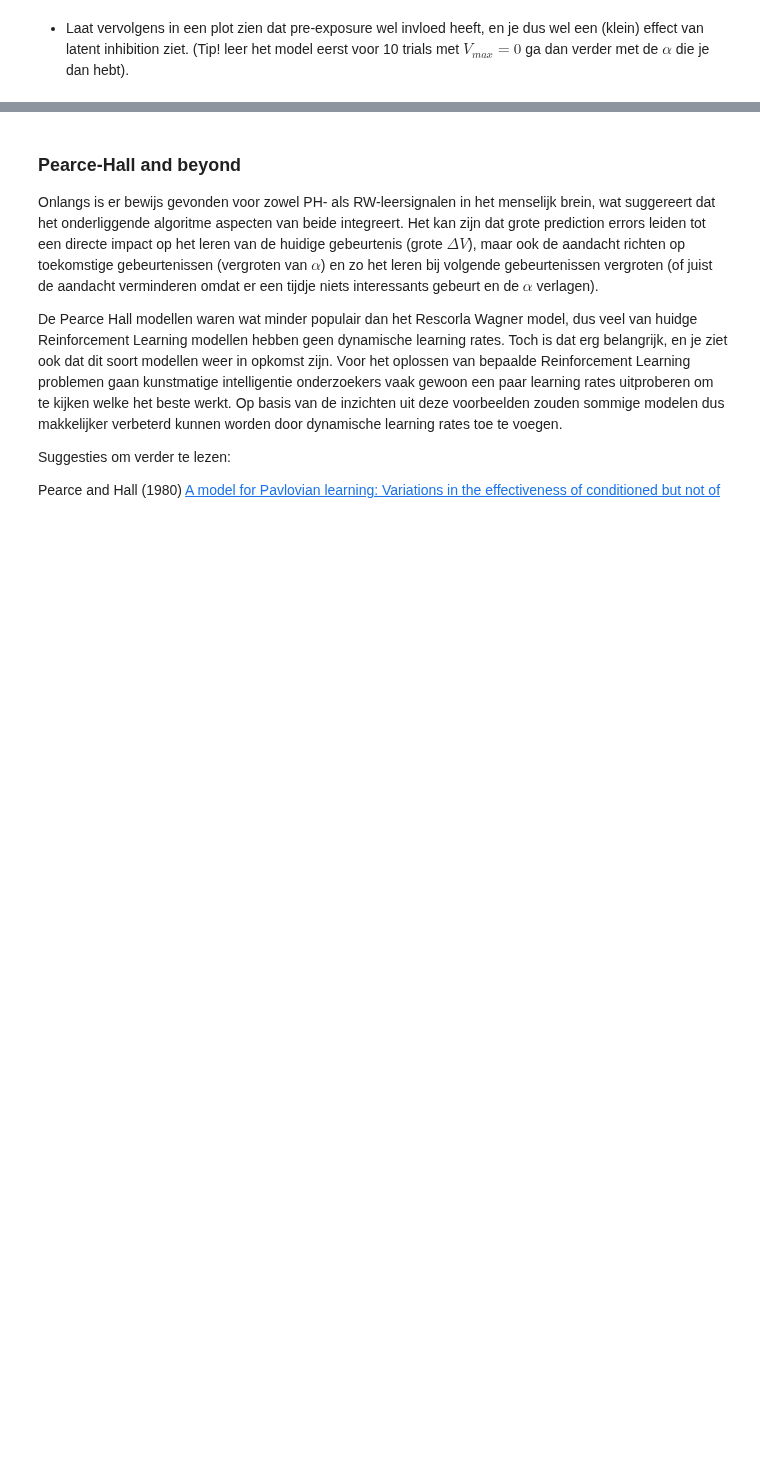
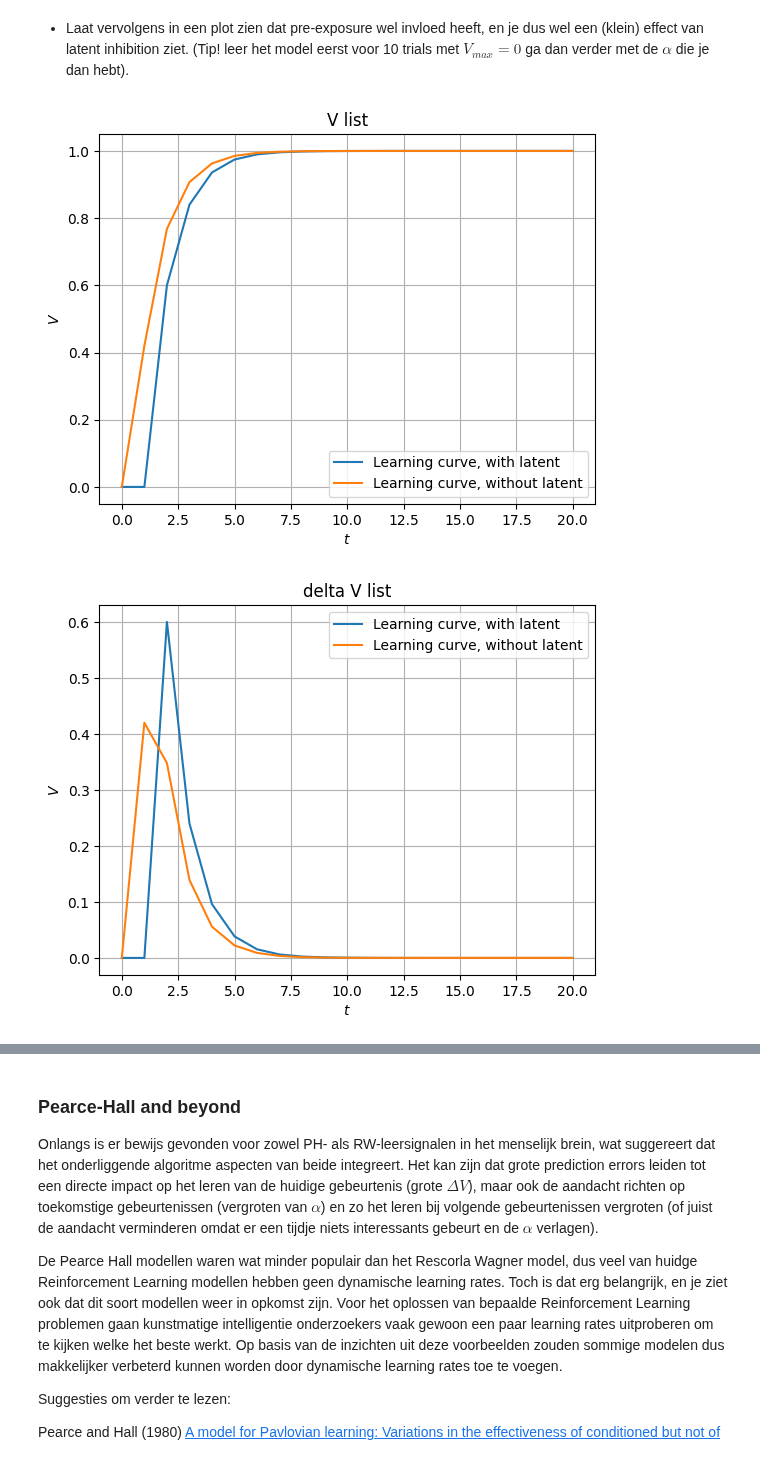
Before and after one commit to YorbenKoolhaas/cogmod, a Jupyter notebook: hw1/Assignment_1.ipynb, the cells around one changed output, grey strips where cells are left out. Saved outputs shown, nothing was run; the diff lists cells and outputs as text; code cells hidden in the pictures; blank space fills up the shorter version.

```diff
--- a/hw1/Assignment_1.ipynb
+++ b/hw1/Assignment_1.ipynb
@@ -520,0 +522,14 @@ plot_trials( r"$t$", r"$V$", ['Learning curve 0.2', 'Learning curve 0.6'], alpha
+# %%
+# TO DO plot
+v_list, delta_v_list, alpha_list = pearce_hall(0.6,0.7, 0,0,20)
+v_list, delta_v_list, alpha_list = pearce_hall(0.6,alpha_list[-1], 0,1,20)
+v_list_6,delta_v_list_6, alpha_list_6 = pearce_hall(0.6, 0.7, 0,1,20)
+plt.title('V list')
+plot_trials( r"$t$", r"$V$", ['Learning curve, with latent', 'Learning curve, without latent'], v_list, v_list_6)
+plt.title('delta V list')
+plot_trials( r"$t$", r"$V$", ['Learning curve, with latent', 'Learning curve, without latent'], delta_v_list, delta_v_list_6)
+plt.title('alpha list')
+plot_trials( r"$t$", r"$V$", ['Learning curve, with latent', 'Learning curve, without latent'], alpha_list, alpha_list_6)
+# %% [output]
+[figure, added]
+[figure, added]
```
Also changed, not shown: parts of 4 cells of this notebook.
